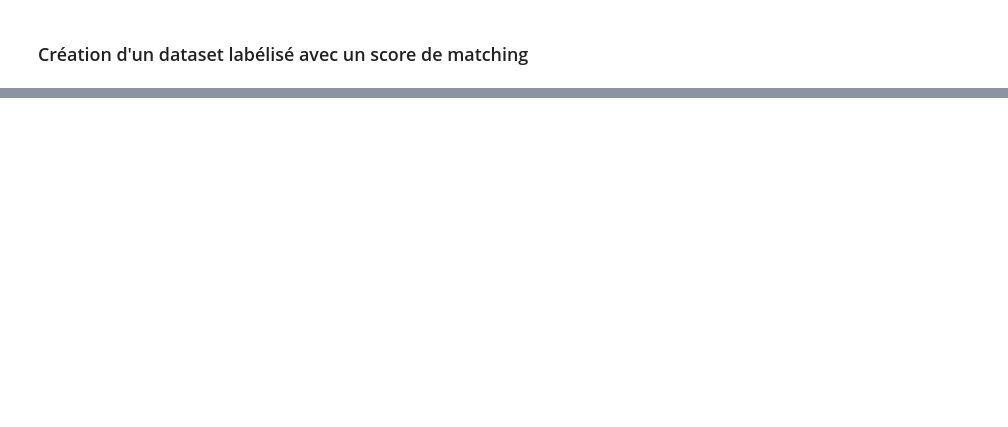
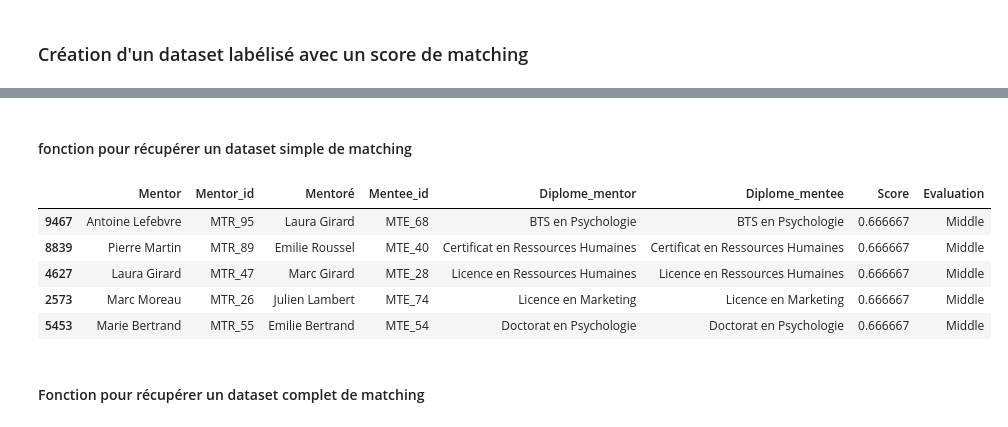
Before and after one commit to MariefloChm/Projet_intensif, a Jupyter notebook: generate_data.ipynb, the cells around one changed output, grey strips where cells are left out. Saved outputs shown, nothing was run; the diff lists cells and outputs as text; code cells hidden in the pictures; blank space fills up the shorter version.

```diff
--- a/generate_data.ipynb
+++ b/generate_data.ipynb
@@ -364,6 +349,8 @@ def evaluate_score(score):
         return 'Middle'
     else:
         return 'Basse'
+# %% [markdown]
+#### fonction pour récupérer un dataset simple de matching
 # %%
 
 def get_simple_matching_df(mentors_data,mentorees_data,similarities):
@@ -374,7 +361,8 @@ def get_simple_matching_df(mentors_data,mentorees_data,similarities):
     mentee_id_list = []
     mentor_diplome_list = []
     mentee_diplome_list = []
-    eval_list = []
+    eval_list =
+
     len_mentee_data = len(mentorees_data)
     for i in range(len(mentors_data)):
         for j in range(len(mentorees_data)):
@@ -420,5 +381,17 @@ def get_simple_matching_df(mentors_data,mentorees_data,similarities):
+# %%
+simple_matching_df, simple_mat= get_simple_matching_df(mtr_df,mte_df,mat)
+simple_matching_df.head()
+# %% [output]
+|  | Mentor | Mentor_id | Mentoré | Mentee_id | Diplome_mentor | Diplome_mentee | Score | Evaluation |
+| 9467 | Antoine Lefebvre | MTR_95 | Laura Girard | MTE_68 | BTS en Psychologie | BTS en Psychologie | 0.666667 | Middle |
+| 8839 | Pierre Martin | MTR_89 | Emilie Roussel | MTE_40 | Certificat en Ressources Humaines | Certificat en Ressources Humaines | 0.666667 | Middle |
+| 4627 | Laura Girard | MTR_47 | Marc Girard | MTE_28 | Licence en Ressources Humaines | Licence en Ressources Humaines | 0.666667 | Middle |
+| 2573 | Marc Moreau | MTR_26 | Julien Lambert | MTE_74 | Licence en Marketing | Licence en Marketing | 0.666667 | Middle |
+| 5453 | Marie Bertrand | MTR_55 | Emilie Bertrand | MTE_54 | Doctorat en Psychologie | Doctorat en Psychologie | 0.666667 | Middle |
 # %%
 feature = ["Domaines","Diplôme","Compétences","Objectifs","Métier","Localisation","Langue parlée","Disponibilité","Description de la personnalité","Université d'études", "Parcours Professionnel"]
+# %% [markdown]
+#### Fonction pour récupérer un dataset complet de matching
 # %%
 def get_full_matching_df(mtr_df, mte_df,mat_score,feature=["Domaines","Diplôme","Compétences","Objectifs","Métier","ID"]):
     n_repeats = len(mte_df)
```
Also changed, not shown: parts of 75 cells of this notebook, 2 other files.
